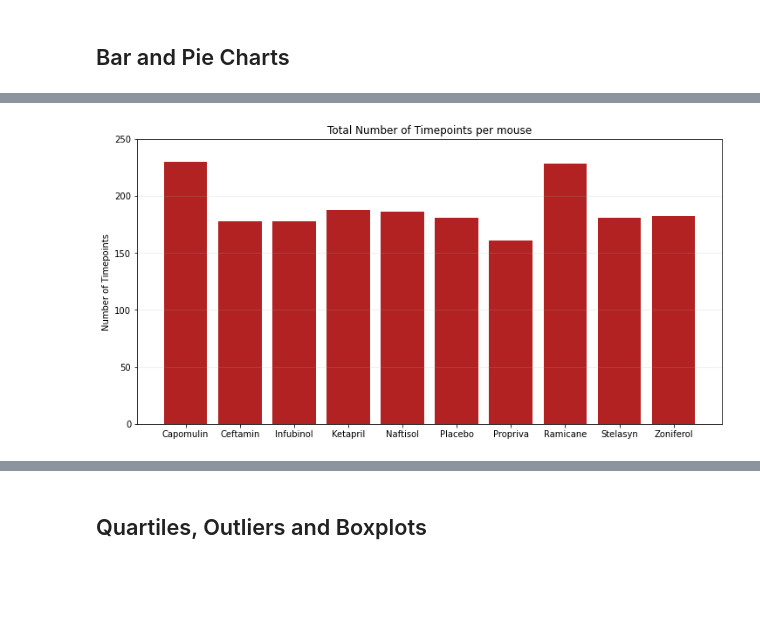
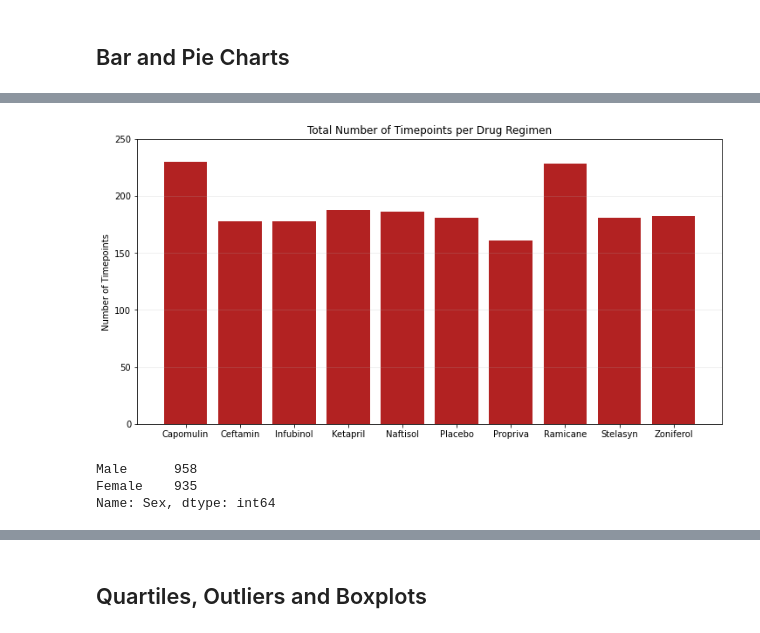
Before and after one commit to G6-2Flyy/Data_Sci_2022, a Jupyter notebook: 05-Matplotlib/Submission/pymaceuticals_Bell.ipynb, the cells around one changed output, grey strips where cells are left out. Cells and saved outputs as stored; diff of their text form; code cells hidden in the pictures; blank space fills up the shorter version.

```diff
--- a/05-Matplotlib/Submission/pymaceuticals_Bell.ipynb
+++ b/05-Matplotlib/Submission/pymaceuticals_Bell.ipynb
@@ -246,21 +254,21 @@ df1.groupby('Drug Regimen')['Tumor Volume (mm3)'].agg(["mean", "median", "var",
 # %%
-# Generate a bar plot showing the total number of timepoints for all mice tested for each drug regimen using Pandas.
+# Generate a bar plot showing the total number of timepoints for all mice tested for each drug regimen using pyplot.
 
 # step 1, get the data
 s1 = df1.groupby('Drug Regimen')['Timepoint'].size()
 # step 2, init the plot
 fig = plt.figure(figsize=(12,6))
 plt.bar(s1.index, s1.values, color="firebrick")
 
 # step 3, customization
-plt.title("Total Number of Timepoints per mouse")
+plt.title("Total Number of Timepoints per Drug Regimen")
 plt.ylabel("Number of Timepoints")
 plt.grid(axis="y", alpha=0.25)
 
 # Set the y limits of the current chart
 plt.ylim(0, 250)
 
 # step 4, saving/showing
 plt.show()
 # %% [output]
-[figure, old version]
+[figure, new version]
@@ -272,0 +275,7 @@ plt.show()
+# %%
+summ = df1["Sex"].value_counts()
+summ
+# %% [output]
+Male      958
+Female    935
+Name: Sex, dtype: int64
```
Also changed, not shown: parts of 22 cells of this notebook.
